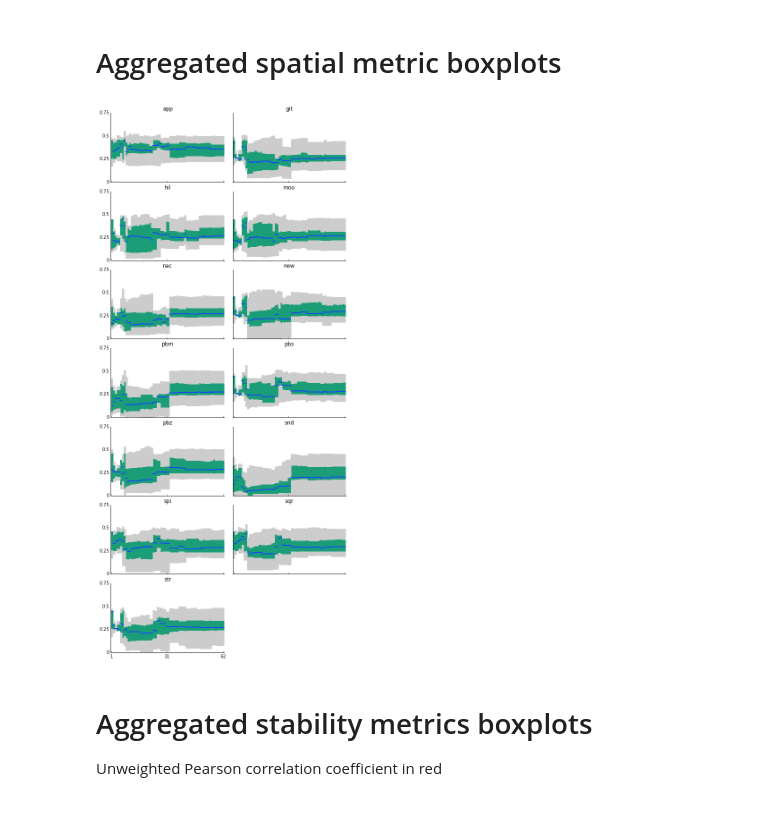
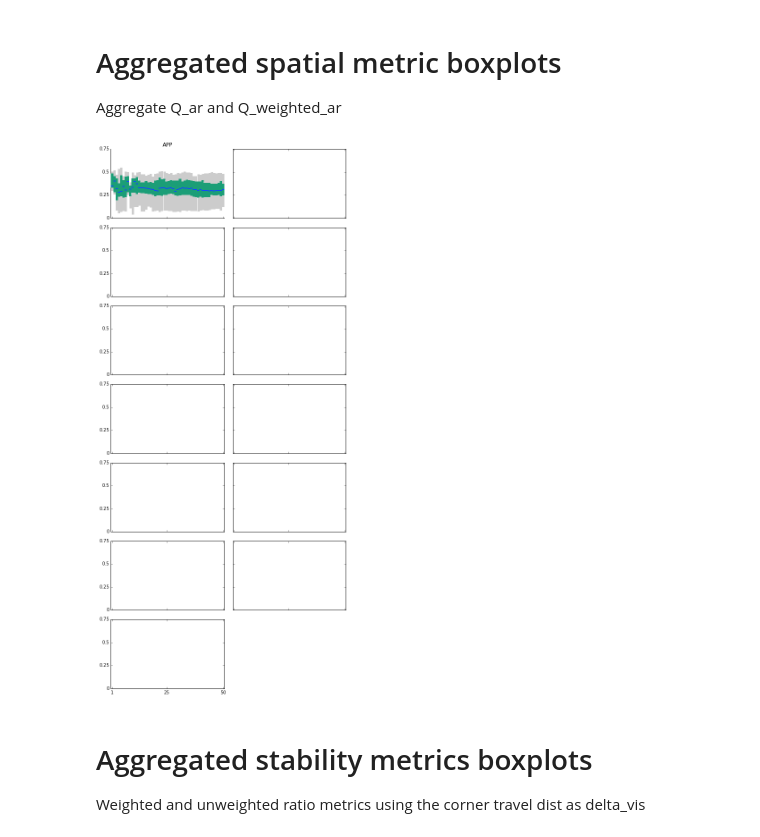
Before and after one commit to EduardoVernier/treemap-analysis, a Jupyter notebook: notebooks/TimeBoxplot.ipynb, the cells around one changed output. Drawn from its saved outputs; the diff is of its cells as text; code cells hidden in the pictures.

Commit message:
Boxplot and scatter code.

```diff
--- a/notebooks/TimeBoxplot.ipynb
+++ b/notebooks/TimeBoxplot.ipynb
@@ -12,7 +12,7 @@ import Parser
 import SpatialMetrics
 import TemporalMetrics
 # %%
-dataset_id = ''
+dataset_id = 'calcuta'
 # %%
 def styleBoxplot(bp, ax, n_revisions):
 
@@ -25,13 +25,16 @@ def styleBoxplot(bp, ax, n_revisions):
 
     for box in bp['boxes']:
         # change outline color
-        box.set(color='#FFFFFF', linewidth=0)
+        box.set(color='#1b9e77', linewidth=0)
         # change fill color
         box.set(facecolor='#1b9e77')
-    for median in bp['medians']:
-        median.set(color='#1445FF', linewidth=2)
+        box.set_zorder(10)
+    for i, median in enumerate(bp['medians']):
+        median.set(color='#1445FF', linewidth=2, ms=(get_ax_size(ax)[0])/(n_revisions))
+        median.set_zorder(11)
+        median.set_xdata([i + 1 - 0.3, i + 1 + 0.3])
     for whisker in bp['whiskers']:
-        whisker.set(color='#CCCCCC', linestyle='-', linewidth=(get_ax_size(ax)[0]-1)/(n_revisions))
+        whisker.set(color='#CCCCCC', linestyle='-', linewidth=(get_ax_size(ax)[0])/(n_revisions))
     for cap in bp['caps']:
         cap.set(color='#FFFFFF', linewidth=0)
 
@@ -49,36 +52,40 @@ def cm2inch(value):
     return value/2.54
 # %% [markdown]
 # Aggregated spatial metric boxplots
+Aggregate Q_ar and Q_weighted_ar
 # %%
 technique_list = Parser.list_techniques()
 nrow = 7
 ncol = 2
 fig, axs = plt.subplots(nrow, ncol, sharex=True, sharey=True, figsize=(cm2inch(20), cm2inch(2*22)))
 fig.delaxes(axs[6, 1])
 fig.tight_layout()
 
 for i, ax in enumerate(fig.axes):
-    if i < len(technique_list):
-        ax.set_title(technique_list[i])
-        df = SpatialMetrics.aggregated_ar(technique_list[i], dataset_id)
+    ax.set_title(technique_list[i].upper())
 
-        data = []
-        for r in df.as_matrix():
-            data.append(r[~np.isnan(r)])
+    data = []
+    history = Parser.parse_rectangles(technique_list[i], dataset_id)
+    for i, df in enumerate(history):
+        df_ar = SpatialMetrics.q_ar(df)
+        df_ar = pd.merge(df_ar, SpatialMetrics.q_weighted_ar(df))
+        column = 't' + str(i)
+        data.append(df_ar.mean(axis=1))
 
-        bp = ax.boxplot(data, whis=[5, 95], showfliers=False, patch_artist=True, widths=1);
-        styleBoxplot(bp, ax, len(data))
+    bp = ax.boxplot(data, whis=[5, 95], showfliers=False, patch_artist=True, widths=1);
+    styleBoxplot(bp, ax, len(data))
 
-        ax.set_ylim([0, .75])
-        ax.set_yticks([0, .25, .5, .75], minor=False)
-        ax.set_yticklabels([0, .25, .5, .75], fontdict=None, minor=False)
+    ax.set_ylim([0, .75])
+    ax.set_yticks([0, .25, .5, .75], minor=False)
+    ax.set_yticklabels([0, .25, .5, .75], fontdict=None, minor=False)
+    break
 
-fig.savefig('time-notebooks/svg/' + dataset_id + '_spatial.svg', format='svg', dpi=1200)
+fig.savefig('time/svg/' + dataset_id + '_spatial.svg', format='svg', dpi=1200)
 # %% [output]
-[figure, old version]
+[figure, new version]
-# %% [markdown]
-# Aggregated stability metrics boxplots
-Unweighted Pearson correlation coefficient in red
+# %% [markdown]
+# Aggregated stability metrics boxplots
+Weighted and unweighted ratio metrics using the corner travel dist as delta_vis
 # %%
 technique_list = Parser.list_techniques()
 nrow = 7
```
Also changed, not shown: parts of 3 cells of this notebook, 4 other files.
